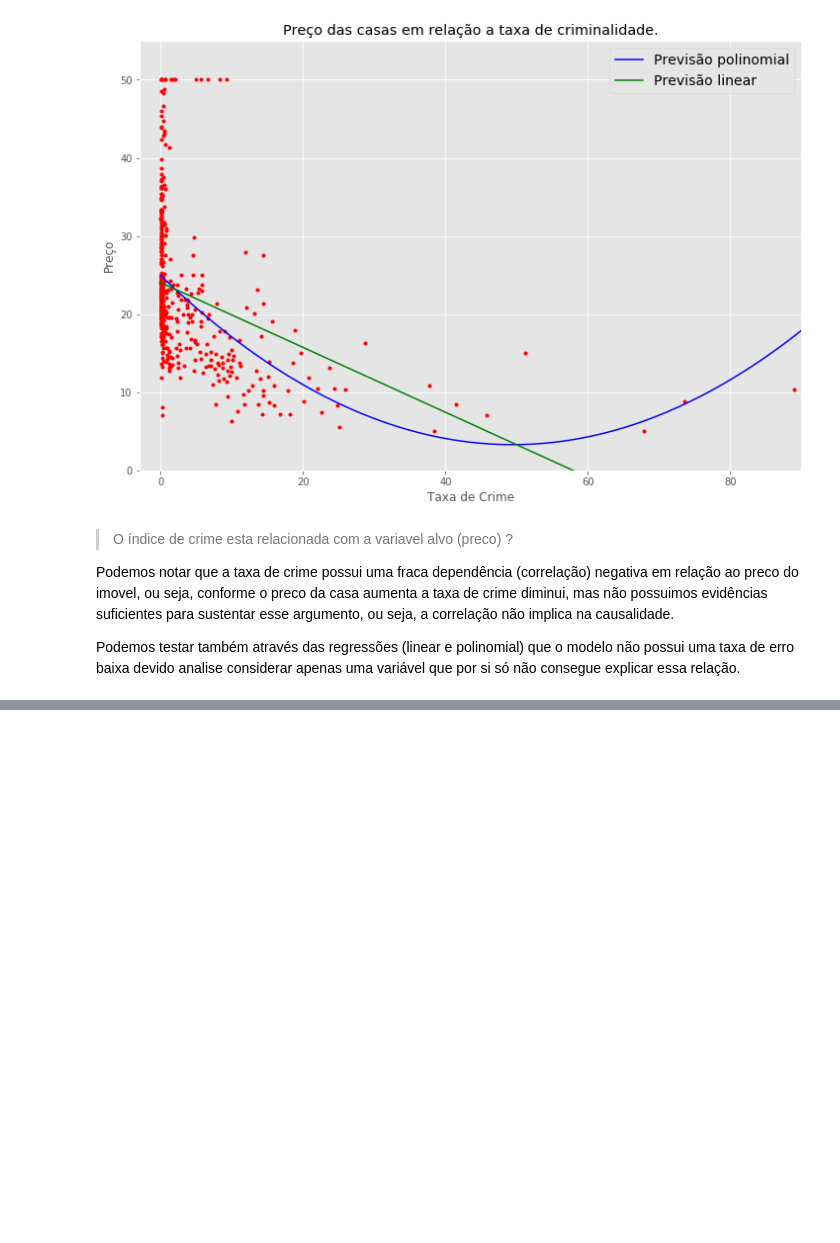
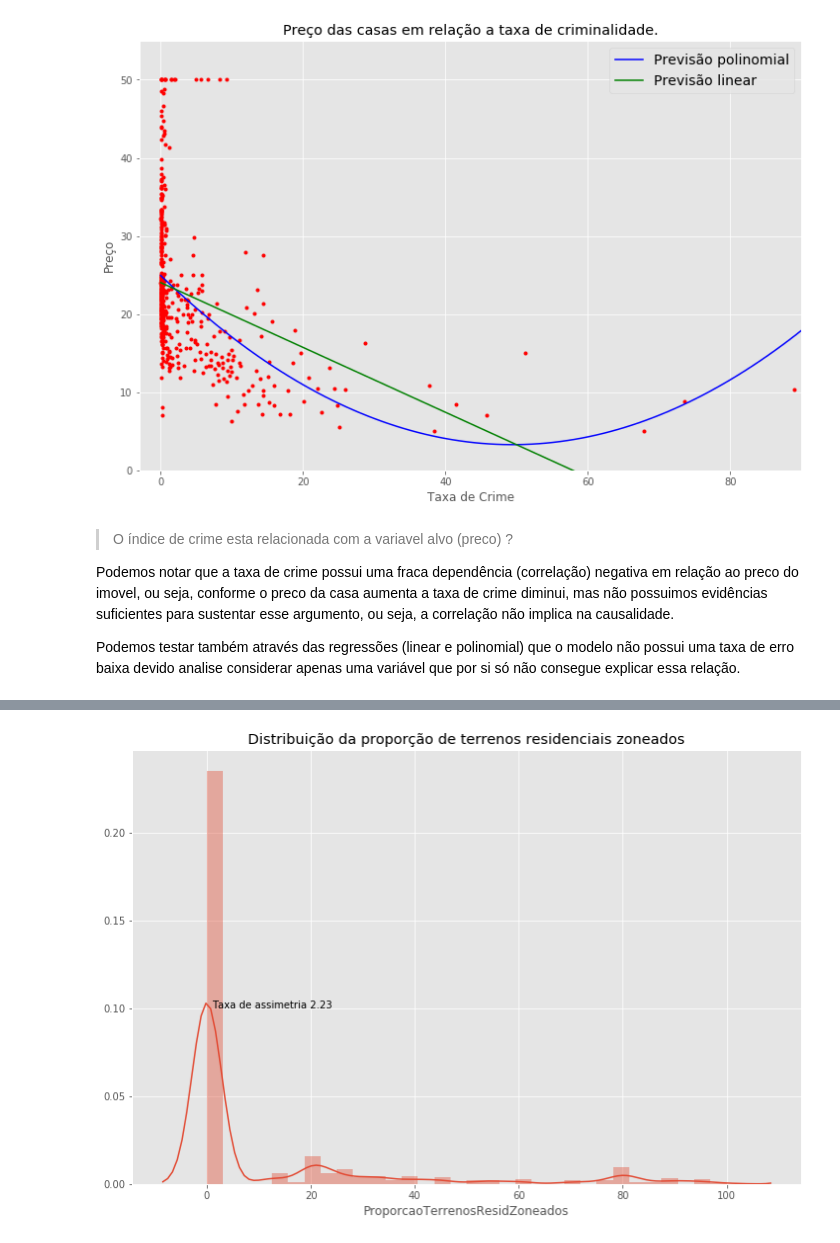
Before and after one commit to Angelicogfa/PortifolioDataScience, a Jupyter notebook: Classificação/Imoveis/Imoveis.ipynb, the cells around one changed output, grey strips where cells are left out. Saved outputs shown, nothing was run; the diff lists cells and outputs as text; code cells hidden in the pictures; blank space fills up the shorter version.

```diff
--- a/Classificação/Imoveis/Imoveis.ipynb
+++ b/Classificação/Imoveis/Imoveis.ipynb
@@ -235,0 +252,8 @@ Podemos testar também através das regressões (linear e polinomial) que o mode
+# %%
+plt.title('Distribuição da proporção de terrenos residenciais zoneados')
+sns.distplot(df['ProporcaoTerrenosResidZoneados'])
+assimetria = round(df['ProporcaoTerrenosResidZoneados'].skew(), 2)
+plt.text(x=1, y=0.10, s= f'Taxa de assimetria {assimetria}' )
+plt.show()
+# %% [output]
+[figure, added]
```
Also changed, not shown: parts of 7 cells of this notebook.
